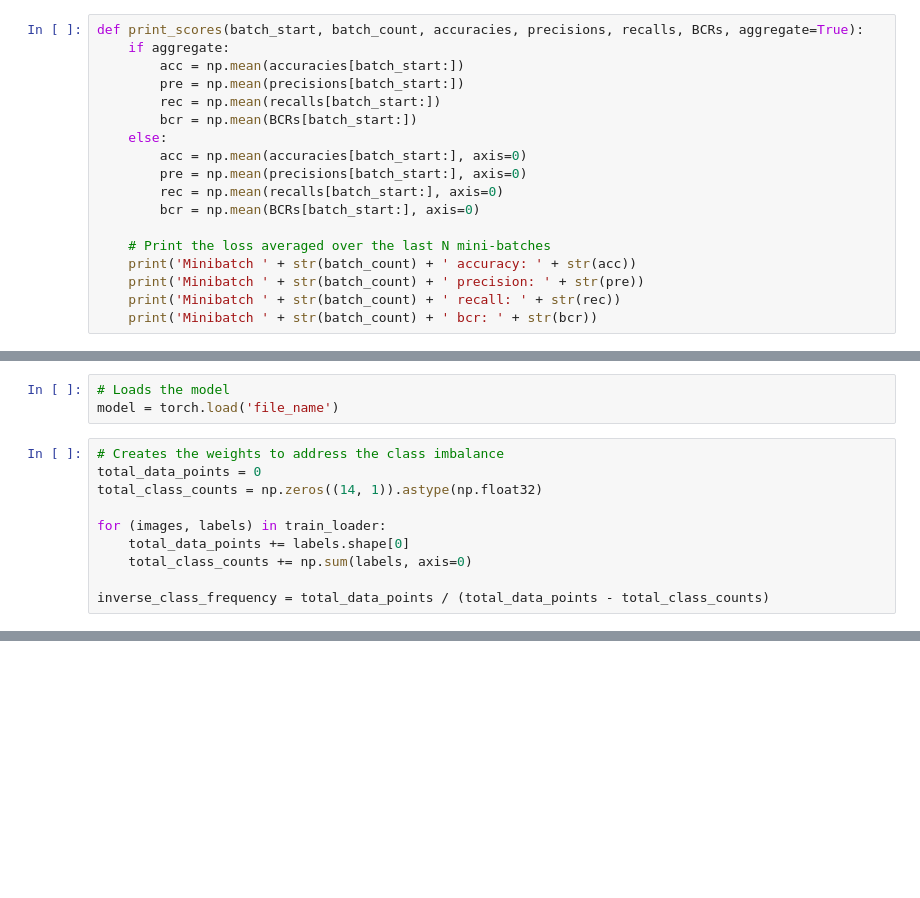
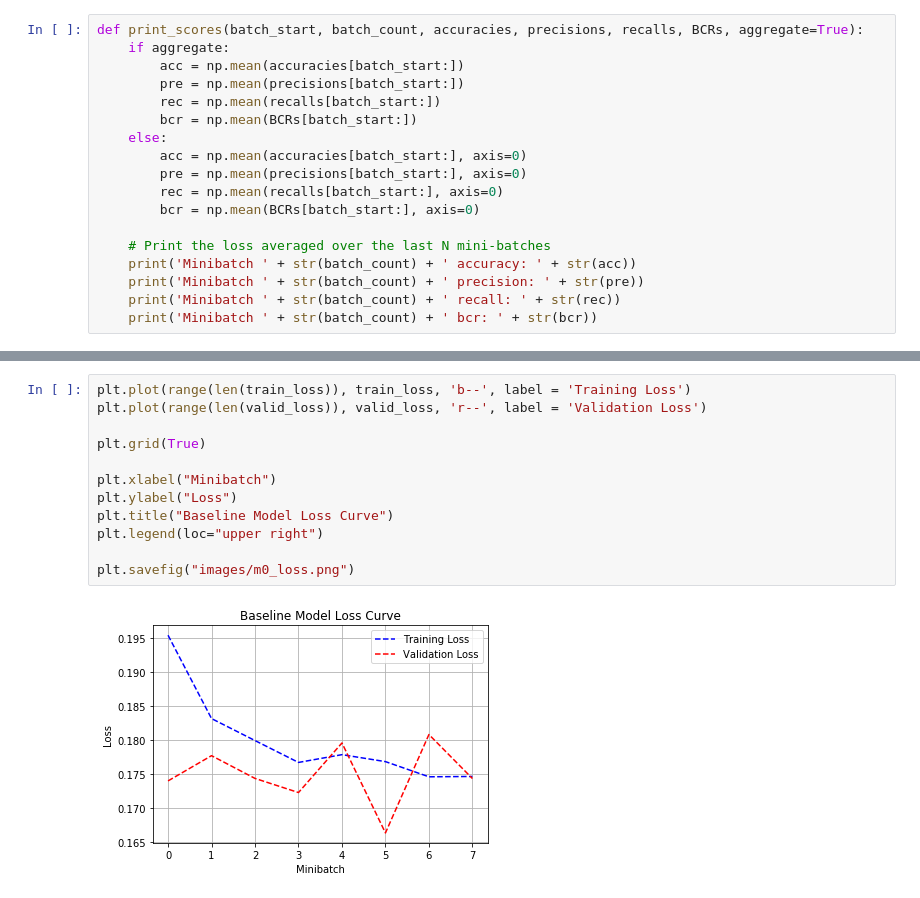
Before and after one commit to amarie01/PA3-CNN, a Jupyter notebook: train_model.ipynb, the cells around one changed output, grey strips where cells are left out. Saved outputs shown, nothing was run; the diff lists cells and outputs as text; blank space fills up the shorter version.

```diff
--- a/train_model.ipynb
+++ b/train_model.ipynb
@@ -782,13 +79,0 @@ plt.imsave('images/m2_early1.png', weights[0, 0])
-# %%
-# Loads the model
-model = torch.load('file_name')
-# %%
-# Creates the weights to address the class imbalance
-total_data_points = 0
-total_class_counts = np.zeros((14, 1)).astype(np.float32)
-
-for (images, labels) in train_loader:
-    total_data_points += labels.shape[0]
-    total_class_counts += np.sum(labels, axis=0)
-
-inverse_class_frequency = total_data_points / (total_data_points - total_class_counts)
@@ -910,0 +408,14 @@ plt.savefig("images/m3_acc.png")
+# %%
+plt.plot(range(len(train_loss)), train_loss, 'b--', label = 'Training Loss')
+plt.plot(range(len(valid_loss)), valid_loss, 'r--', label = 'Validation Loss')
+
+plt.grid(True)
+
+plt.xlabel("Minibatch")
+plt.ylabel("Loss")
+plt.title("Baseline Model Loss Curve")
+plt.legend(loc="upper right")
+
+plt.savefig("images/m0_loss.png")
+# %% [output]
+[figure, added]
```
Also changed, not shown: parts of 40 cells of this notebook, 1 other file.
